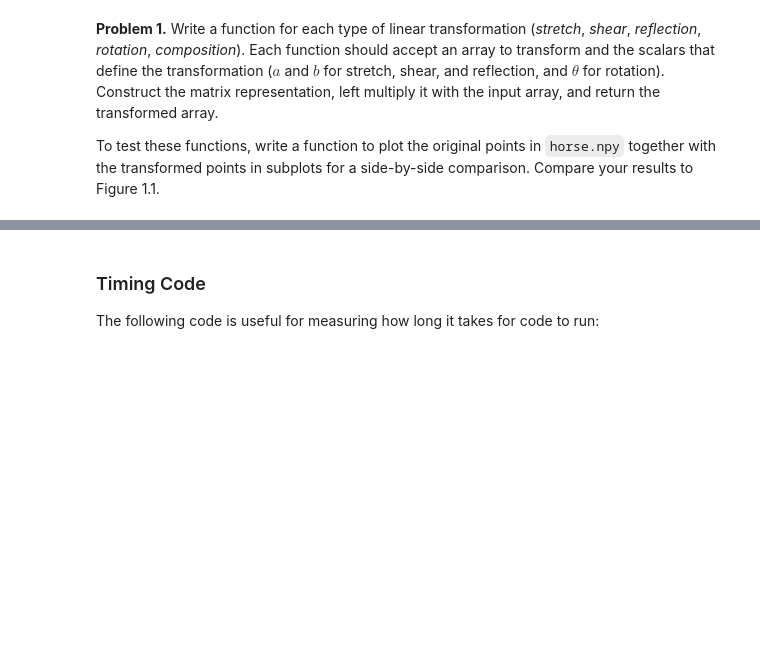
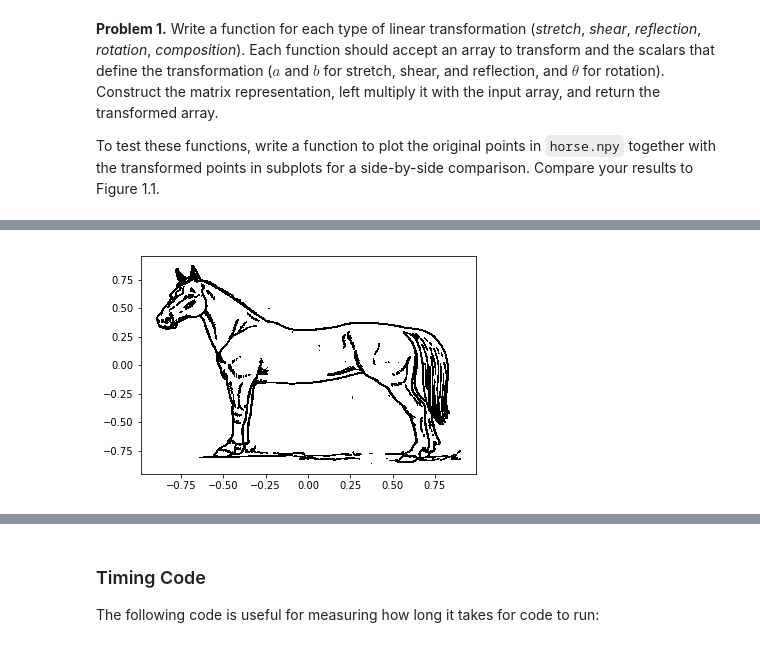
Before and after one commit to davidwhiting/Labs, a Jupyter notebook: Volume1.ipynb, the cells around one changed output, grey strips where cells are left out. Cells and saved outputs as stored; diff of their text form; code cells hidden in the pictures; blank space fills up the shorter version.

```diff
--- a/Volume1.ipynb
+++ b/Volume1.ipynb
@@ -29,0 +65,16 @@ To test these functions, write a function to plot the original points in `horse.
+# %%
+def reflection(data, a, b):
+    """Linear Transformation: Reflection
+    Reflects the vector about a line that passes through the origin
+    """
+    X = np.array([[a**2 - b**2, 2*a*b], [2*a*b, b**2 - a**2]])/(a**2 + b**2)
+    result = X.dot(data)
+    return(result)
+# %%
+data2 = reflection(data, 0, 1)
+
+# Plot the x row against the y row with black pixels.
+plt.plot(data2[0], data2[1], 'k,')
+plt.show()
+# %% [output]
+[figure, added]
```
Also changed, not shown: parts of 14 cells of this notebook.
